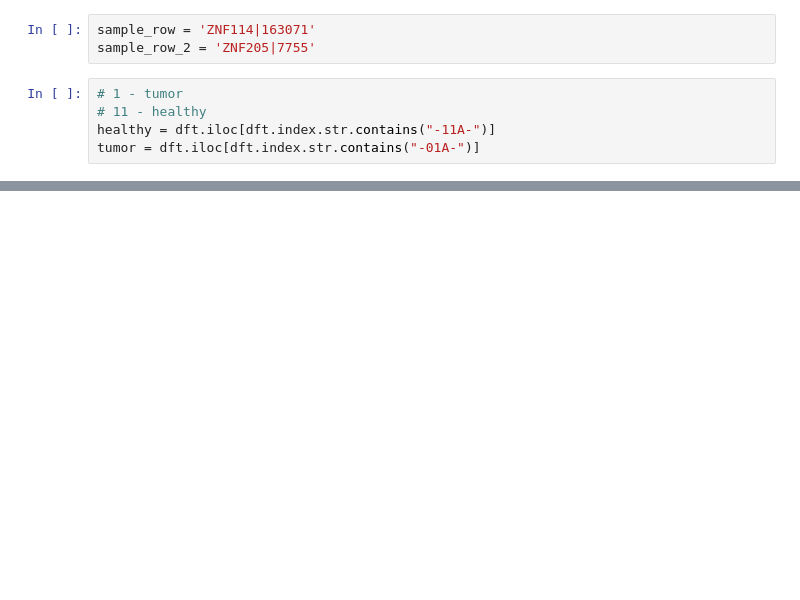
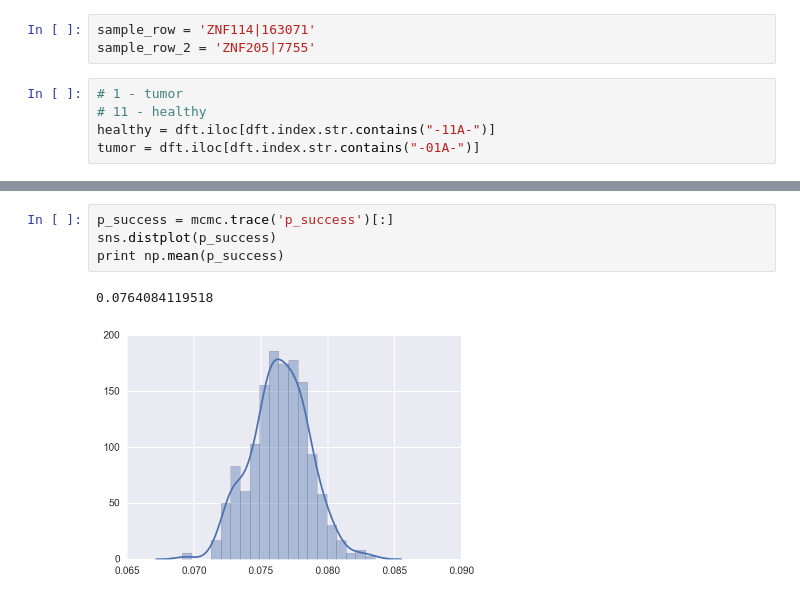
Before and after one commit to Kornel/mcmc-tcga, a Jupyter notebook: mcm-test.ipynb, the cells around one changed output, grey strips where cells are left out. Cells and saved outputs as stored; diff of their text form; blank space fills up the shorter version.

```diff
--- a/mcm-test.ipynb
+++ b/mcm-test.ipynb
@@ -72 +83,8 @@ np.mean(xxx)
+# %%
+p_success = mcmc.trace('p_success')[:]
+sns.distplot(p_success)
+print np.mean(p_success)
+# %% [output]
+0.0764084119518
+[figure, added]
 # %%
```
Also changed, not shown: parts of 12 cells of this notebook, 2 other files.
